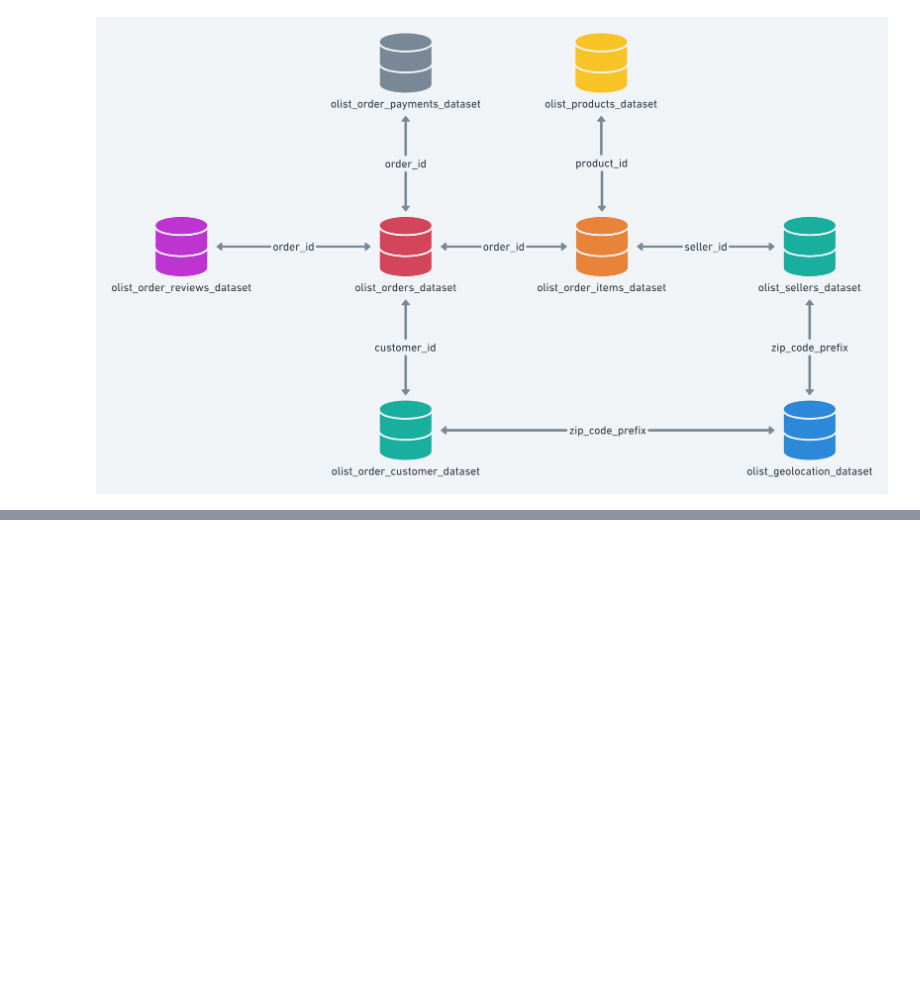
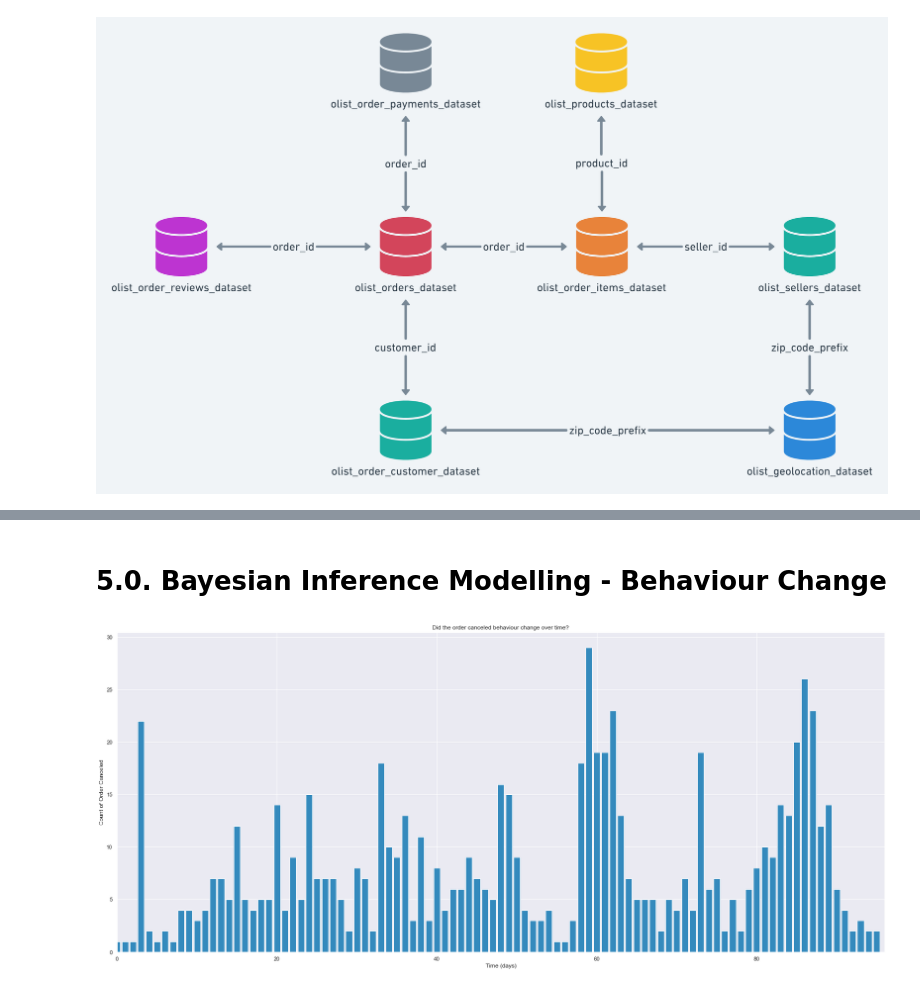
Before and after one commit to Meigarom/SejaUmDataScientist, a Jupyter notebook: Olist-Ecommerce.ipynb, the cells around one changed output, grey strips where cells are left out. Cells and saved outputs as stored; diff of their text form; code cells hidden in the pictures; blank space fills up the shorter version.

```diff
--- a/Olist-Ecommerce.ipynb
+++ b/Olist-Ecommerce.ipynb
@@ -92,0 +284,2 @@ results
+# %%
+df3 = df3[df3['order_status'] == 'canceled'][['order_id', 'order_status', 'order_purchase_timestamp', 'order_purchase_year_week']].reset_index(drop=True)
@@ -92,0 +297,5 @@ results
+# %%
+df4 = df3.copy()
+# %%
+df4 = df4[['order_purchase_year_week', 'order_id',]].groupby( 'order_purchase_year_week' ).count().reset_index()
+df4 = df4.sort_values( 'order_purchase_year_week' )
@@ -92,0 +311,13 @@ results
+# %% [markdown]
+# 5.0. Bayesian Inference Modelling - Behaviour Change
+# %%
+count_data = np.array( df4['order_id'] )
+n_count_data = len( count_data )
+# %%
+plt.bar( np.arange( n_count_data ), count_data, color='#348ABD' )
+plt.xlabel( 'Time (days)' )
+plt.ylabel( 'Count of Order Canceled' )
+plt.title( 'Did the order canceled behaviour change over time?' )
+plt.xlim( 0, n_count_data );
+# %% [output]
+[figure, added]
```
Also changed, not shown: parts of 88 cells of this notebook.
